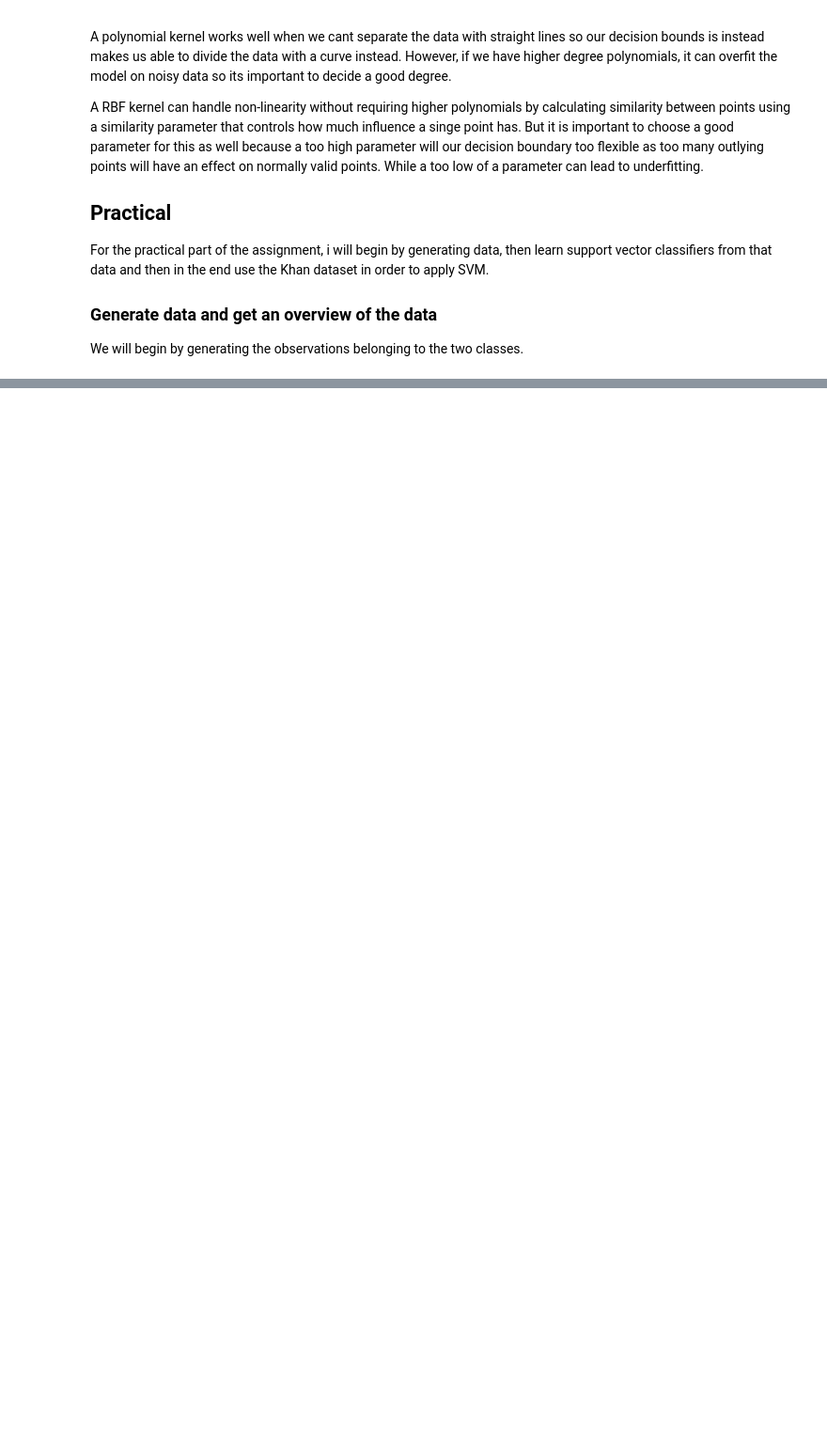
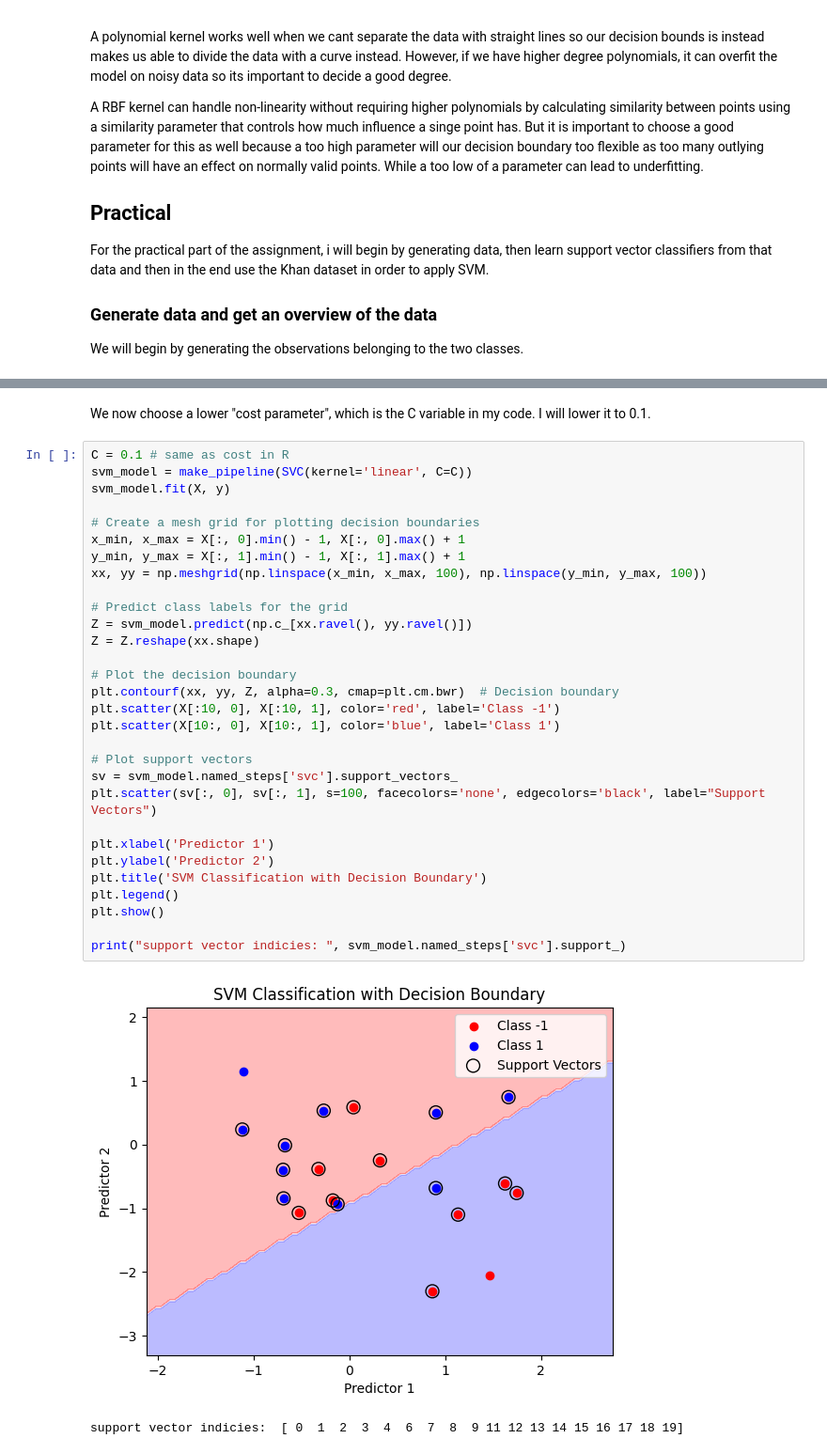
Before and after one commit to Kemalcikota113/machine-learning-labs, a Jupyter notebook: A7/A7.ipynb, the cells around one changed output, grey strips where cells are left out. Shown at 94% size. Cells and saved outputs as stored; diff of their text form; blank space fills up the shorter version.

```diff
--- a/A7/A7.ipynb
+++ b/A7/A7.ipynb
@@ -44,0 +113,35 @@ We will begin by generating the observations belonging to the two classes.
+# %% [markdown]
+We now choose a lower "cost parameter", which is the C variable in my code. I will lower it to 0.1.
+# %%
+C = 0.1 # same as cost in R
+svm_model = make_pipeline(SVC(kernel='linear', C=C))
+svm_model.fit(X, y)
+
+# Create a mesh grid for plotting decision boundaries
+x_min, x_max = X[:, 0].min() - 1, X[:, 0].max() + 1
+y_min, y_max = X[:, 1].min() - 1, X[:, 1].max() + 1
+xx, yy = np.meshgrid(np.linspace(x_min, x_max, 100), np.linspace(y_min, y_max, 100))
+
+# Predict class labels for the grid
+Z = svm_model.predict(np.c_[xx.ravel(), yy.ravel()])
+Z = Z.reshape(xx.shape)
+
+# Plot the decision boundary
+plt.contourf(xx, yy, Z, alpha=0.3, cmap=plt.cm.bwr)  # Decision boundary
+plt.scatter(X[:10, 0], X[:10, 1], color='red', label='Class -1')
+plt.scatter(X[10:, 0], X[10:, 1], color='blue', label='Class 1')
+
+# Plot support vectors
+sv = svm_model.named_steps['svc'].support_vectors_
+plt.scatter(sv[:, 0], sv[:, 1], s=100, facecolors='none', edgecolors='black', label="Support Vectors")
+
+plt.xlabel('Predictor 1')
+plt.ylabel('Predictor 2')
+plt.title('SVM Classification with Decision Boundary')
+plt.legend()
+plt.show()
+
+print("support vector indicies: ", svm_model.named_steps['svc'].support_)
+# %% [output]
+[figure, added]
+support vector indicies:  [ 0  1  2  3  4  6  7  8  9 11 12 13 14 15 16 17 18 19]
```
Also changed, not shown: parts of 5 cells of this notebook.
